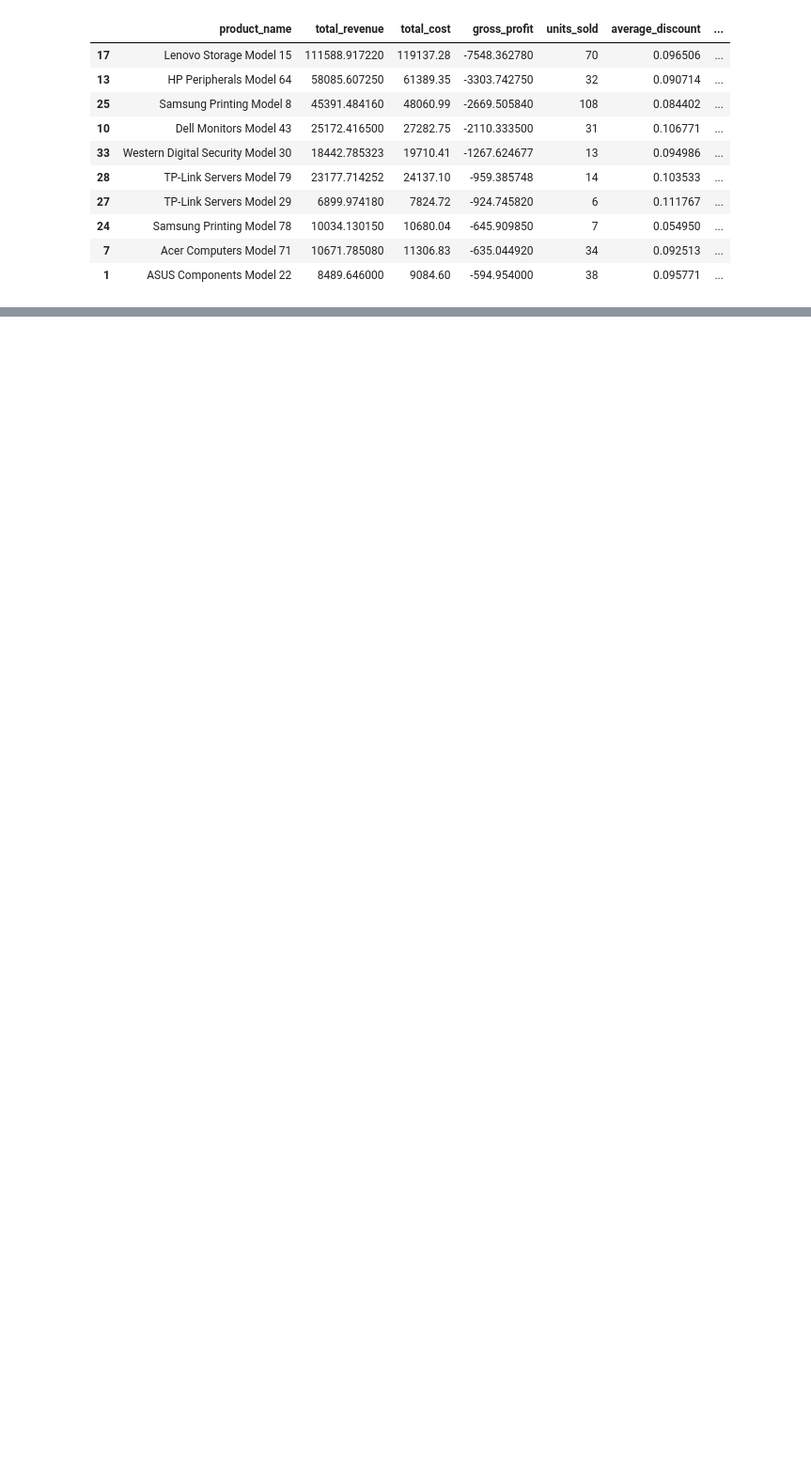
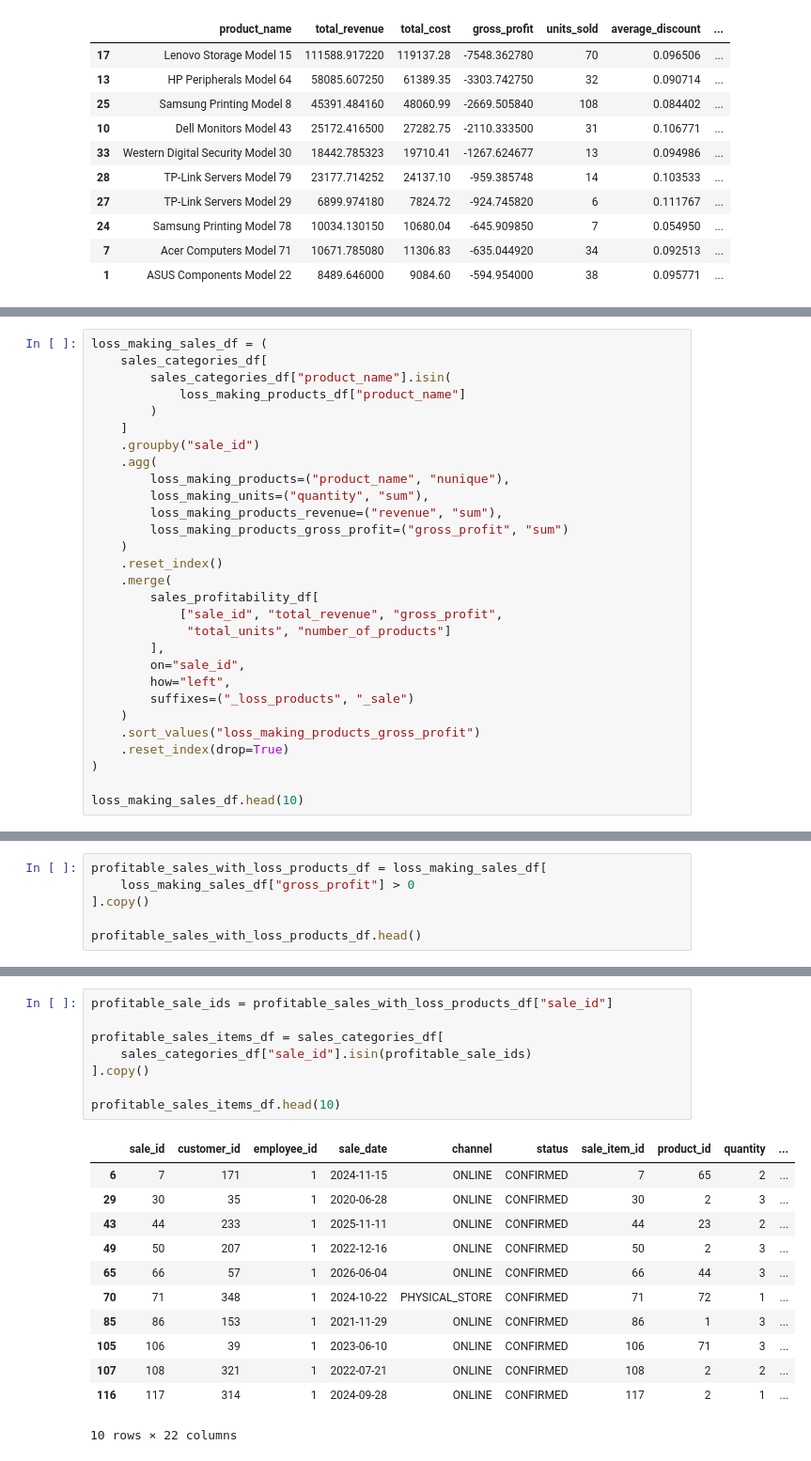
Before and after one commit to alejandromtdata/complex-solutions-business-analytics, a Jupyter notebook: notebooks/01_data_exploration.ipynb, the cells around one changed output, grey strips where cells are left out. Shown at 94% size. Cells and saved outputs as stored; diff of their text form; blank space fills up the shorter version.

```diff
--- a/notebooks/01_data_exploration.ipynb
+++ b/notebooks/01_data_exploration.ipynb
@@ -944,0 +1108,29 @@ loss_making_details_df.head(10)
+# %%
+loss_making_sales_df = (
+    sales_categories_df[
+        sales_categories_df["product_name"].isin(
+            loss_making_products_df["product_name"]
+        )
+    ]
+    .groupby("sale_id")
+    .agg(
+        loss_making_products=("product_name", "nunique"),
+        loss_making_units=("quantity", "sum"),
+        loss_making_products_revenue=("revenue", "sum"),
+        loss_making_products_gross_profit=("gross_profit", "sum")
+    )
+    .reset_index()
+    .merge(
+        sales_profitability_df[
+            ["sale_id", "total_revenue", "gross_profit",
+             "total_units", "number_of_products"]
+        ],
+        on="sale_id",
+        how="left",
+        suffixes=("_loss_products", "_sale")
+    )
+    .sort_values("loss_making_products_gross_profit")
+    .reset_index(drop=True)
+)
+
+loss_making_sales_df.head(10)
@@ -944,0 +1179,6 @@ loss_making_details_df.head(10)
+# %%
+profitable_sales_with_loss_products_df = loss_making_sales_df[
+    loss_making_sales_df["gross_profit"] > 0
+].copy()
+
+profitable_sales_with_loss_products_df.head()
@@ -944,0 +1192,21 @@ loss_making_details_df.head(10)
+# %%
+profitable_sale_ids = profitable_sales_with_loss_products_df["sale_id"]
+
+profitable_sales_items_df = sales_categories_df[
+    sales_categories_df["sale_id"].isin(profitable_sale_ids)
+].copy()
+
+profitable_sales_items_df.head(10)
+# %% [output]
+|  | sale_id | customer_id | employee_id | sale_date | channel | status | sale_item_id | product_id | quantity | ... |
+| 6 | 7 | 171 | 1 | 2024-11-15 | ONLINE | CONFIRMED | 7 | 65 | 2 | ... |
+| 29 | 30 | 35 | 1 | 2020-06-28 | ONLINE | CONFIRMED | 30 | 2 | 3 | ... |
+| 43 | 44 | 233 | 1 | 2025-11-11 | ONLINE | CONFIRMED | 44 | 23 | 2 | ... |
+| 49 | 50 | 207 | 1 | 2022-12-16 | ONLINE | CONFIRMED | 50 | 2 | 3 | ... |
+| 65 | 66 | 57 | 1 | 2026-06-04 | ONLINE | CONFIRMED | 66 | 44 | 3 | ... |
+| 70 | 71 | 348 | 1 | 2024-10-22 | PHYSICAL_STORE | CONFIRMED | 71 | 72 | 1 | ... |
+| 85 | 86 | 153 | 1 | 2021-11-29 | ONLINE | CONFIRMED | 86 | 1 | 3 | ... |
+| 105 | 106 | 39 | 1 | 2023-06-10 | ONLINE | CONFIRMED | 106 | 71 | 3 | ... |
+| 107 | 108 | 321 | 1 | 2022-07-21 | ONLINE | CONFIRMED | 108 | 2 | 2 | ... |
+| 116 | 117 | 314 | 1 | 2024-09-28 | ONLINE | CONFIRMED | 117 | 2 | 1 | ... |
+10 rows × 22 columns
```
Also changed, not shown: parts of 56 cells of this notebook.
